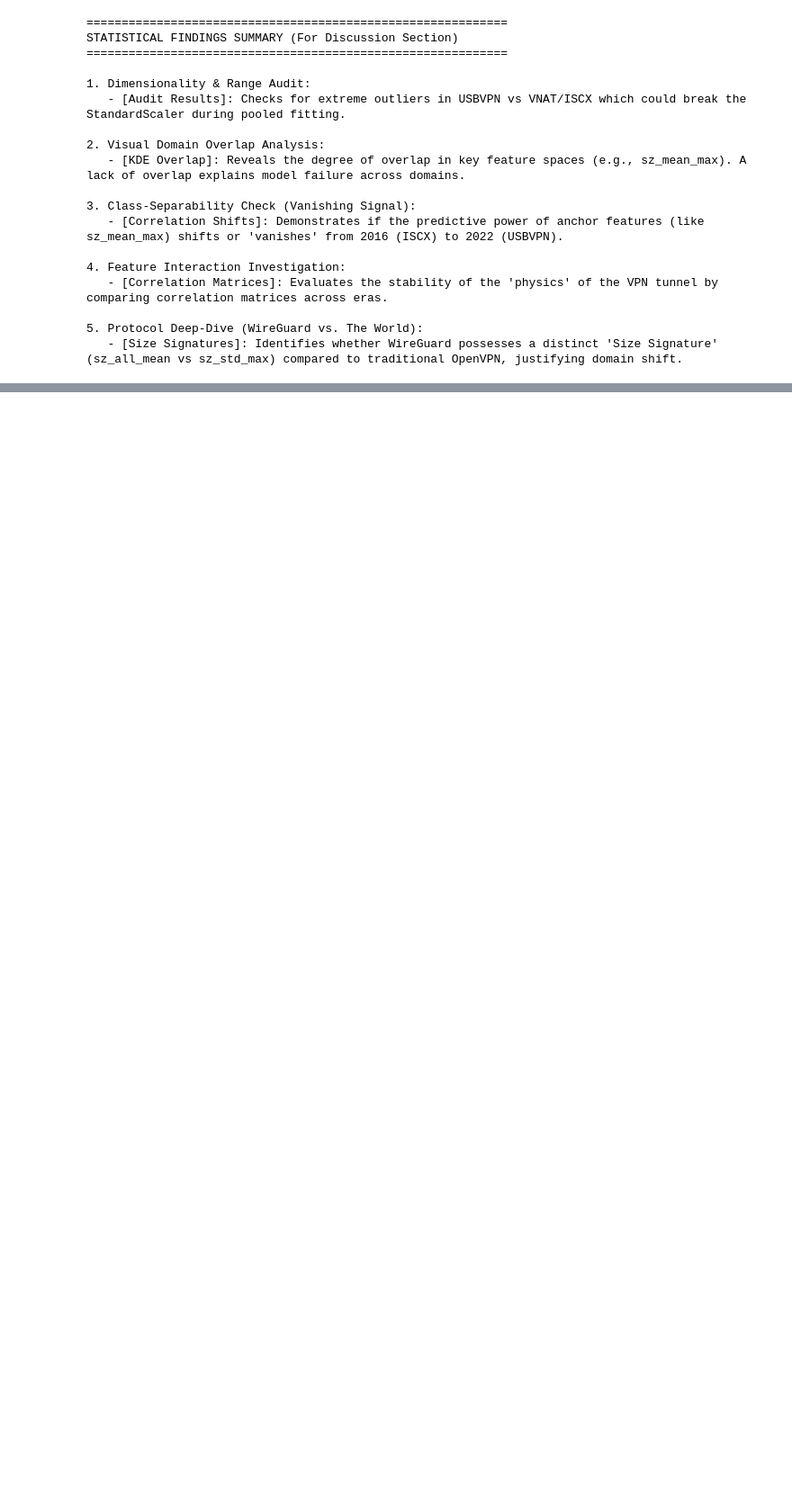
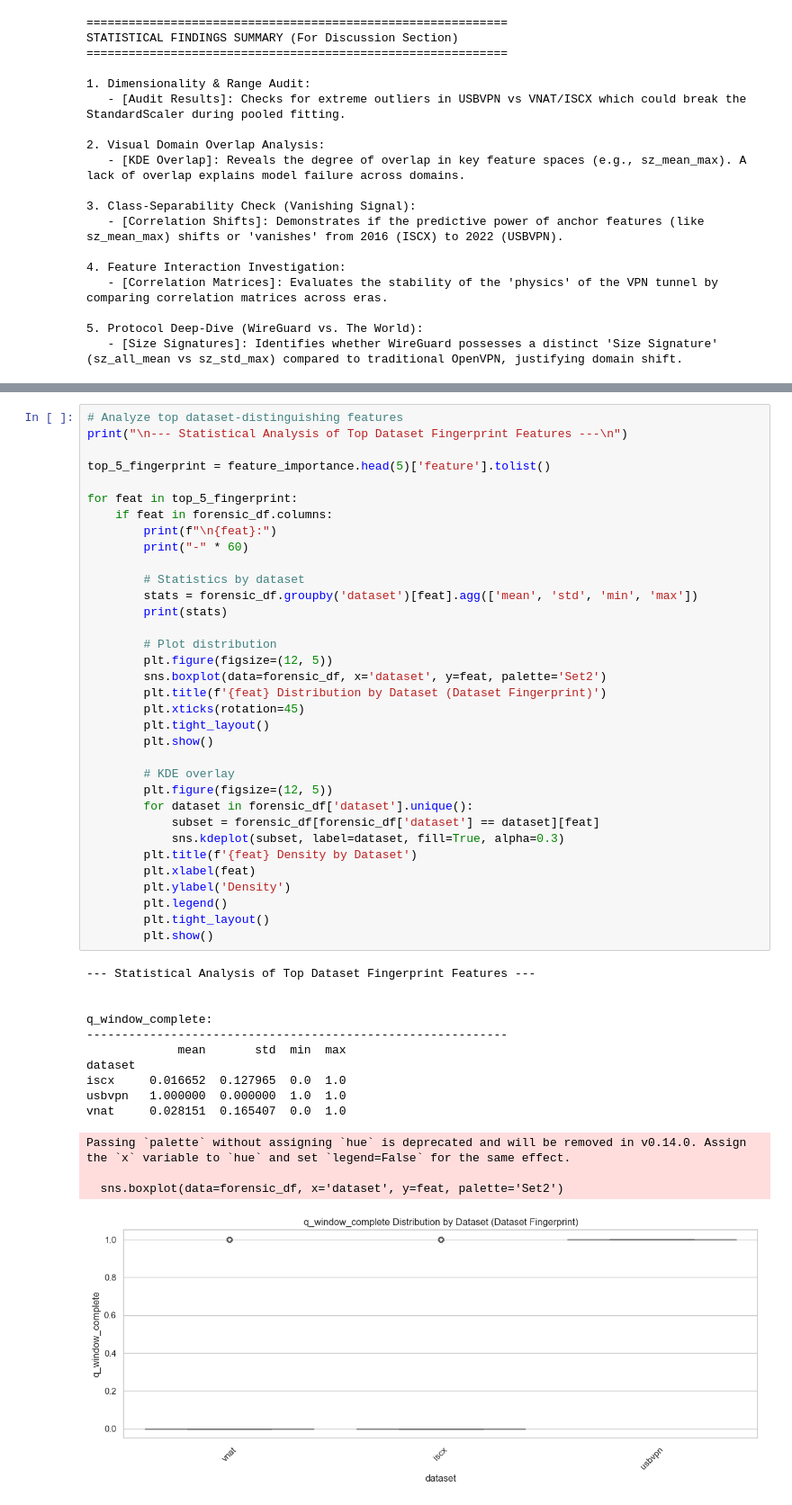
Before and after one commit to MalinaDumitrescu/ai-vpn-firewall, a Jupyter notebook: notebooks/17_dataset_audit.ipynb, the cells around one changed output, grey strips where cells are left out. Shown at 90% size. Saved outputs shown, nothing was run; the diff lists cells and outputs as text; blank space fills up the shorter version.

```diff
--- a/notebooks/17_dataset_audit.ipynb
+++ b/notebooks/17_dataset_audit.ipynb
@@ -585,0 +704,49 @@ STATISTICAL FINDINGS SUMMARY (For Discussion Section)
+# %%
+# Analyze top dataset-distinguishing features
+print("\n--- Statistical Analysis of Top Dataset Fingerprint Features ---\n")
+
+top_5_fingerprint = feature_importance.head(5)['feature'].tolist()
+
+for feat in top_5_fingerprint:
+    if feat in forensic_df.columns:
+        print(f"\n{feat}:")
+        print("-" * 60)
+
+        # Statistics by dataset
+        stats = forensic_df.groupby('dataset')[feat].agg(['mean', 'std', 'min', 'max'])
+        print(stats)
+
+        # Plot distribution
+        plt.figure(figsize=(12, 5))
+        sns.boxplot(data=forensic_df, x='dataset', y=feat, palette='Set2')
+        plt.title(f'{feat} Distribution by Dataset (Dataset Fingerprint)')
+        plt.xticks(rotation=45)
+        plt.tight_layout()
+        plt.show()
+
+        # KDE overlay
+        plt.figure(figsize=(12, 5))
+        for dataset in forensic_df['dataset'].unique():
+            subset = forensic_df[forensic_df['dataset'] == dataset][feat]
+            sns.kdeplot(subset, label=dataset, fill=True, alpha=0.3)
+        plt.title(f'{feat} Density by Dataset')
+        plt.xlabel(feat)
+        plt.ylabel('Density')
+        plt.legend()
+        plt.tight_layout()
+        plt.show()
+# %% [output]
+--- Statistical Analysis of Top Dataset Fingerprint Features ---
+
+
+q_window_complete:
+------------------------------------------------------------
+             mean       std  min  max
+dataset
+iscx     0.016652  0.127965  0.0  1.0
+usbvpn   1.000000  0.000000  1.0  1.0
+vnat     0.028151  0.165407  0.0  1.0
+Passing `palette` without assigning `hue` is deprecated and will be removed in v0.14.0. Assign the `x` variable to `hue` and set `legend=False` for the same effect.
+
+  sns.boxplot(data=forensic_df, x='dataset', y=feat, palette='Set2')
+[figure, added]
```
Also changed, not shown: parts of 12 cells of this notebook, 7 other files.
